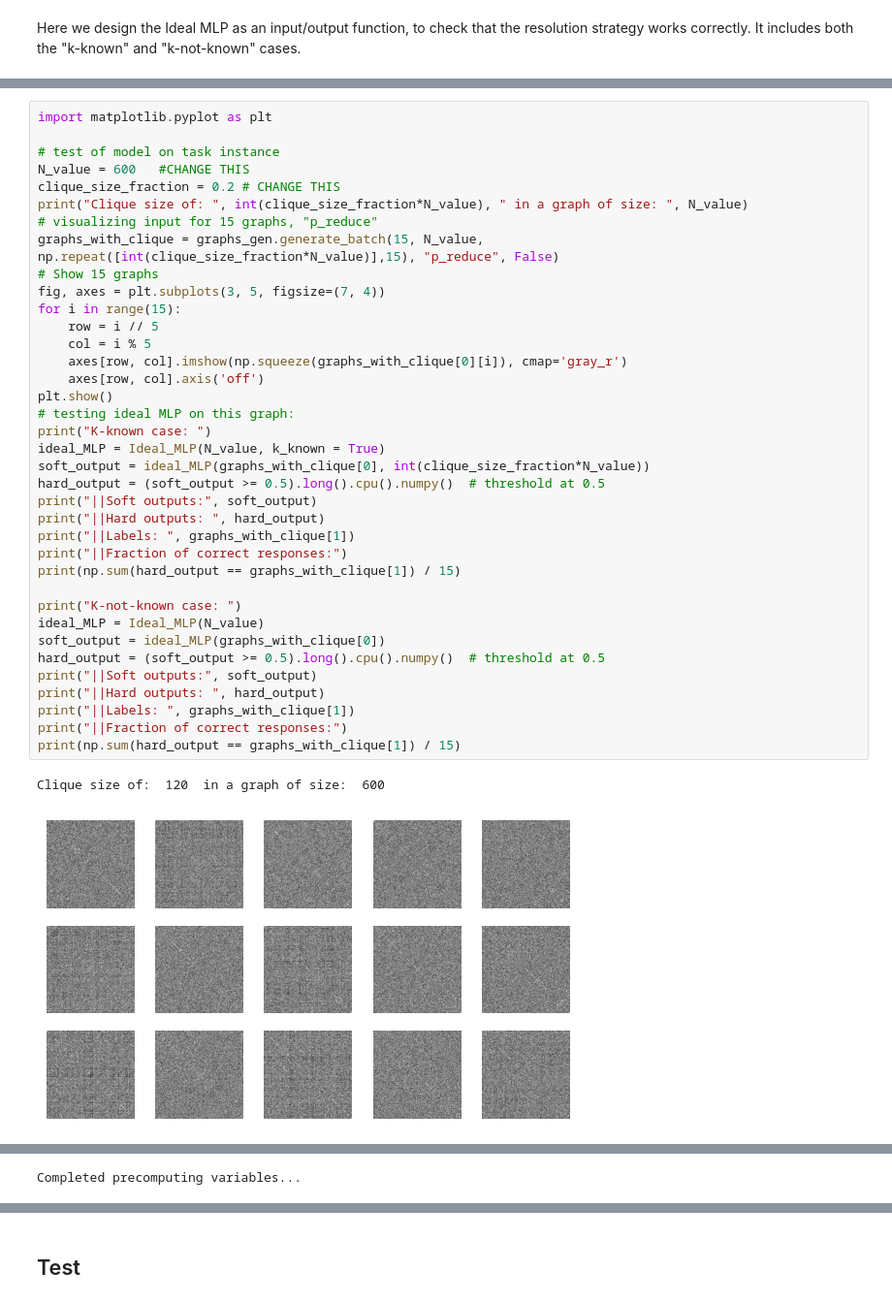
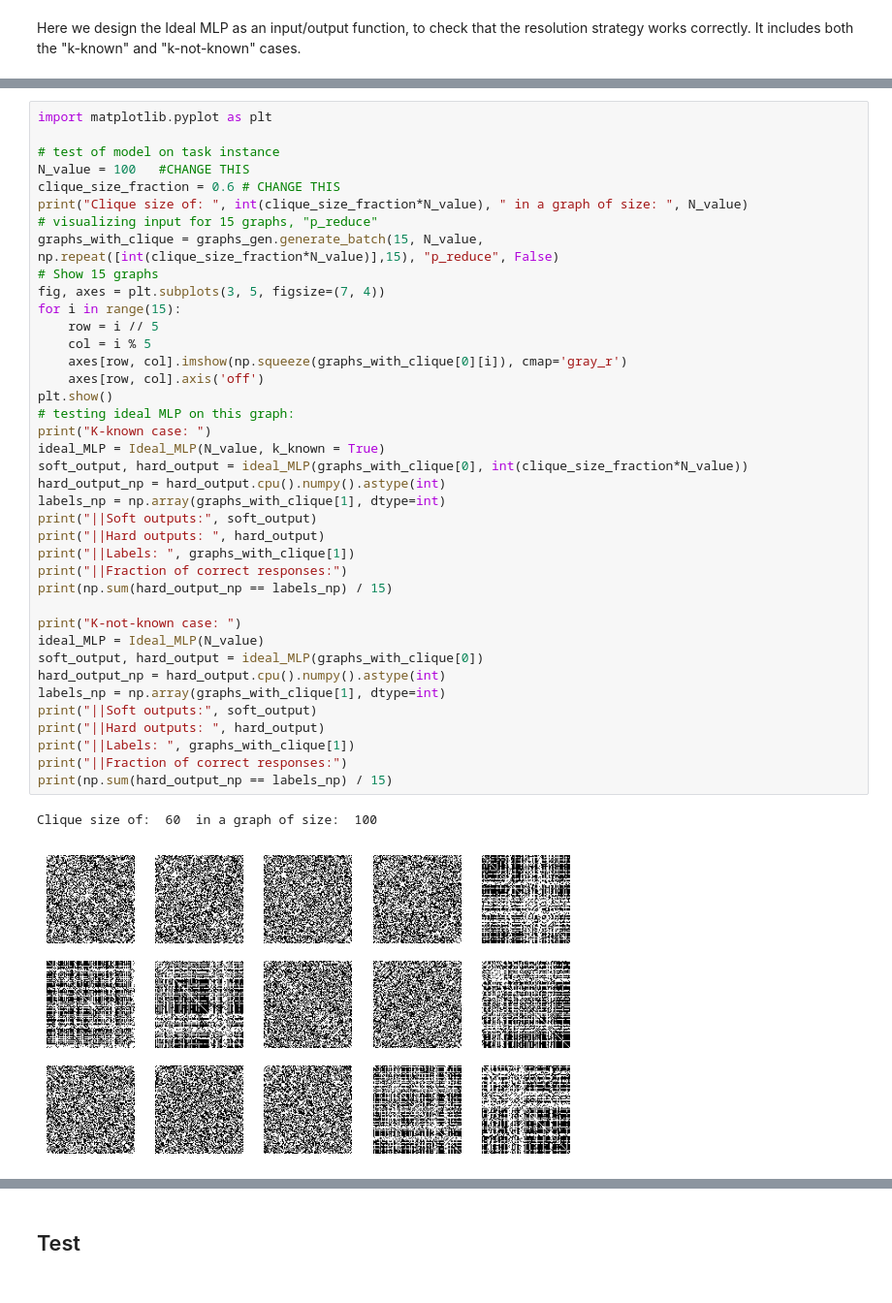
Before and after one commit to danieletirinnanzi/HUPLACLIP-NNs, a Jupyter notebook: scripts/Ideal-MLP_performance/Ideal-MLP_performance.ipynb, the cells around one changed output, grey strips where cells are left out. Shown at 97% size. Cells and saved outputs as stored; diff of their text form.

Commit message:
Ideal-MLP: k-known version working, k-not-known with FP bias

```diff
--- a/scripts/Ideal-MLP_performance/Ideal-MLP_performance.ipynb
+++ b/scripts/Ideal-MLP_performance/Ideal-MLP_performance.ipynb
@@ -236,42 +291,44 @@ class Ideal_MLP(nn.Module):
 # %%
 import matplotlib.pyplot as plt
 
 # test of model on task instance
-N_value = 600   #CHANGE THIS
-clique_size_fraction = 0.2 # CHANGE THIS
+N_value = 100   #CHANGE THIS
+clique_size_fraction = 0.6 # CHANGE THIS
 print("Clique size of: ", int(clique_size_fraction*N_value), " in a graph of size: ", N_value)
 # visualizing input for 15 graphs, "p_reduce"
 graphs_with_clique = graphs_gen.generate_batch(15, N_value, np.repeat([int(clique_size_fraction*N_value)],15), "p_reduce", False)
 # Show 15 graphs
 fig, axes = plt.subplots(3, 5, figsize=(7, 4))
 for i in range(15):
     row = i // 5
     col = i % 5
     axes[row, col].imshow(np.squeeze(graphs_with_clique[0][i]), cmap='gray_r')
     axes[row, col].axis('off')
 plt.show()
 # testing ideal MLP on this graph:
 print("K-known case: ")
 ideal_MLP = Ideal_MLP(N_value, k_known = True)
-soft_output = ideal_MLP(graphs_with_clique[0], int(clique_size_fraction*N_value))
-hard_output = (soft_output >= 0.5).long().cpu().numpy()  # threshold at 0.5
+soft_output, hard_output = ideal_MLP(graphs_with_clique[0], int(clique_size_fraction*N_value))
+hard_output_np = hard_output.cpu().numpy().astype(int)
+labels_np = np.array(graphs_with_clique[1], dtype=int)
 print("||Soft outputs:", soft_output)
 print("||Hard outputs: ", hard_output)
 print("||Labels: ", graphs_with_clique[1])
 print("||Fraction of correct responses:")
-print(np.sum(hard_output == graphs_with_clique[1]) / 15)
+print(np.sum(hard_output_np == labels_np) / 15)
 
 print("K-not-known case: ")
 ideal_MLP = Ideal_MLP(N_value)
-soft_output = ideal_MLP(graphs_with_clique[0])
-hard_output = (soft_output >= 0.5).long().cpu().numpy()  # threshold at 0.5
+soft_output, hard_output = ideal_MLP(graphs_with_clique[0])
+hard_output_np = hard_output.cpu().numpy().astype(int)
+labels_np = np.array(graphs_with_clique[1], dtype=int)
 print("||Soft outputs:", soft_output)
 print("||Hard outputs: ", hard_output)
 print("||Labels: ", graphs_with_clique[1])
 print("||Fraction of correct responses:")
-print(np.sum(hard_output == graphs_with_clique[1]) / 15)
+print(np.sum(hard_output_np == labels_np) / 15)
 # %% [output]
-Clique size of:  120  in a graph of size:  600
+Clique size of:  60  in a graph of size:  100
-[figure, old version]
+[figure, new version]
 K-known case:
 Precomputing variables...
@@ -293 +349,0 @@ Clique size values:  tensor([  1,   2,   3,   4,   5,   6,   7,   8,   9,  10,
-Completed precomputing variables...
```
Also changed, not shown: parts of 4 cells of this notebook, 19 other files.
